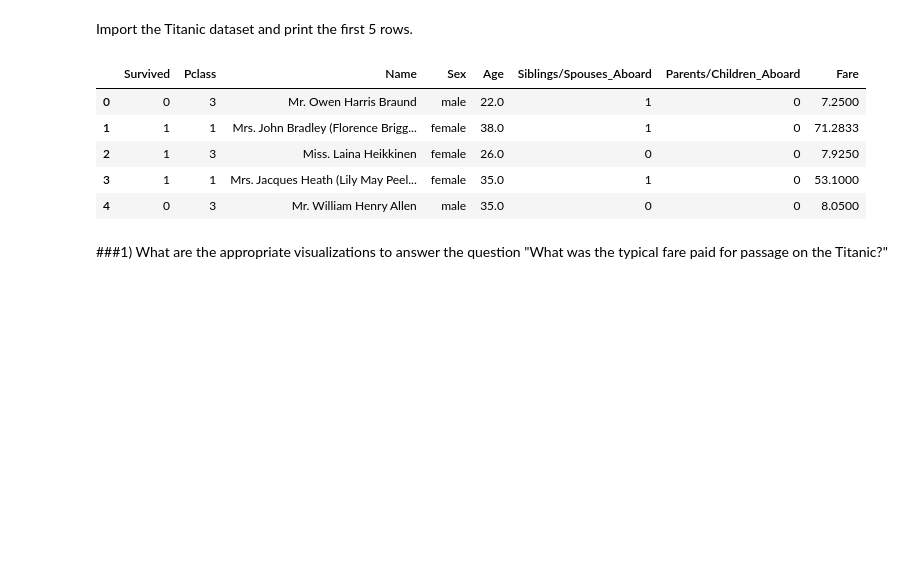
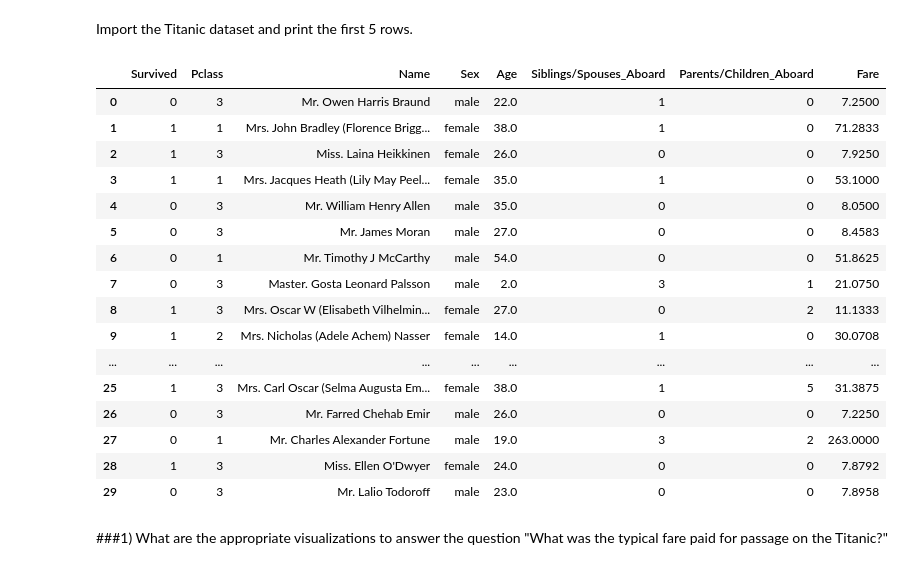
Before and after one commit to Samuel-Egbert31415/DS-Unit-1-Sprint-1-Data-Wrangling-and-Storytelling, a Jupyter notebook: module4-make-explanatory-visualizations/LS_DS_114_Make_Explanatory_Visualizations_Assignment.ipynb, the cells around one changed output. Cells and saved outputs as stored; diff of their text form; code cells hidden in the pictures; blank space fills up the shorter version.

```diff
--- a/module4-make-explanatory-visualizations/LS_DS_114_Make_Explanatory_Visualizations_Assignment.ipynb
+++ b/module4-make-explanatory-visualizations/LS_DS_114_Make_Explanatory_Visualizations_Assignment.ipynb
@@ -19,18 +19,29 @@ Import the Titanic dataset and print the first 5 rows.
 # %%
 
 import pandas as pd
 
 # Load the Titanic dataset from its URL:
 Titanic = pd.read_csv('https://raw.githubusercontent.com/LambdaSchool/data-science-practice-datasets/main/unit_1/Titanic/Titanic.csv')
 
-Titanic.head()
+Titanic.head(30)
 # %% [output]
 |  | Survived | Pclass | Name | Sex | Age | Siblings/Spouses_Aboard | Parents/Children_Aboard | Fare |
 | 0 | 0 | 3 | Mr. Owen Harris Braund | male | 22.0 | 1 | 0 | 7.2500 |
 | 1 | 1 | 1 | Mrs. John Bradley (Florence Brigg... | female | 38.0 | 1 | 0 | 71.2833 |
 | 2 | 1 | 3 | Miss. Laina Heikkinen | female | 26.0 | 0 | 0 | 7.9250 |
 | 3 | 1 | 1 | Mrs. Jacques Heath (Lily May Peel... | female | 35.0 | 1 | 0 | 53.1000 |
 | 4 | 0 | 3 | Mr. William Henry Allen | male | 35.0 | 0 | 0 | 8.0500 |
+| 5 | 0 | 3 | Mr. James Moran | male | 27.0 | 0 | 0 | 8.4583 |
+| 6 | 0 | 1 | Mr. Timothy J McCarthy | male | 54.0 | 0 | 0 | 51.8625 |
+| 7 | 0 | 3 | Master. Gosta Leonard Palsson | male | 2.0 | 3 | 1 | 21.0750 |
+| 8 | 1 | 3 | Mrs. Oscar W (Elisabeth Vilhelmin... | female | 27.0 | 0 | 2 | 11.1333 |
+| 9 | 1 | 2 | Mrs. Nicholas (Adele Achem) Nasser | female | 14.0 | 1 | 0 | 30.0708 |
+| ... | ... | ... | ... | ... | ... | ... | ... | ... |
+| 25 | 1 | 3 | Mrs. Carl Oscar (Selma Augusta Em... | female | 38.0 | 1 | 5 | 31.3875 |
+| 26 | 0 | 3 | Mr. Farred Chehab Emir | male | 26.0 | 0 | 0 | 7.2250 |
+| 27 | 0 | 1 | Mr. Charles Alexander Fortune | male | 19.0 | 3 | 2 | 263.0000 |
+| 28 | 1 | 3 | Miss. Ellen O'Dwyer | female | 24.0 | 0 | 0 | 7.8792 |
+| 29 | 0 | 3 | Mr. Lalio Todoroff | male | 23.0 | 0 | 0 | 7.8958 |
 # %% [markdown]
 ###1) What are the appropriate visualizations to answer the question "What was the typical fare paid for passage on the Titanic?"
 # %% [markdown]
```
Also changed, not shown: parts of 7 cells of this notebook.
